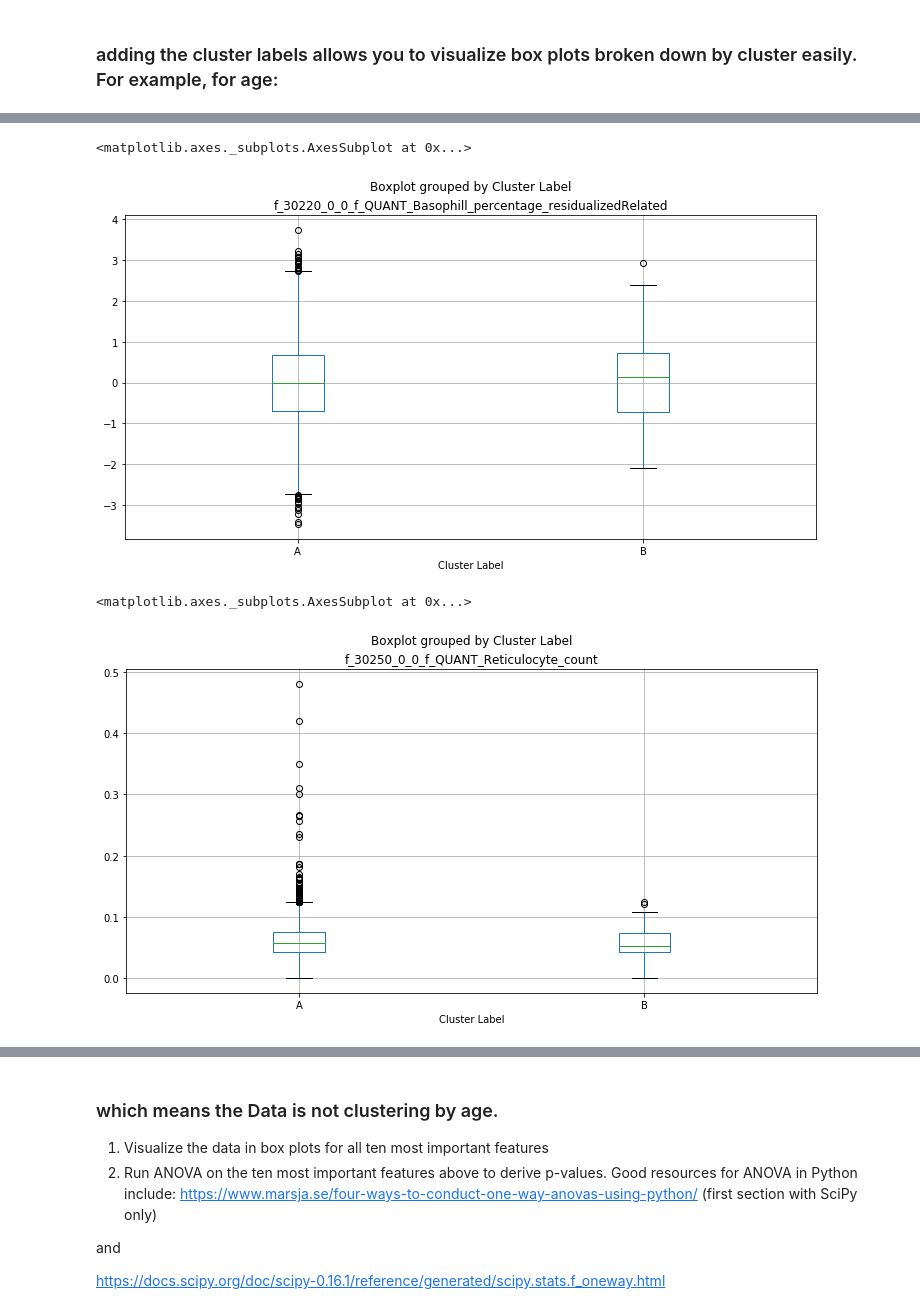
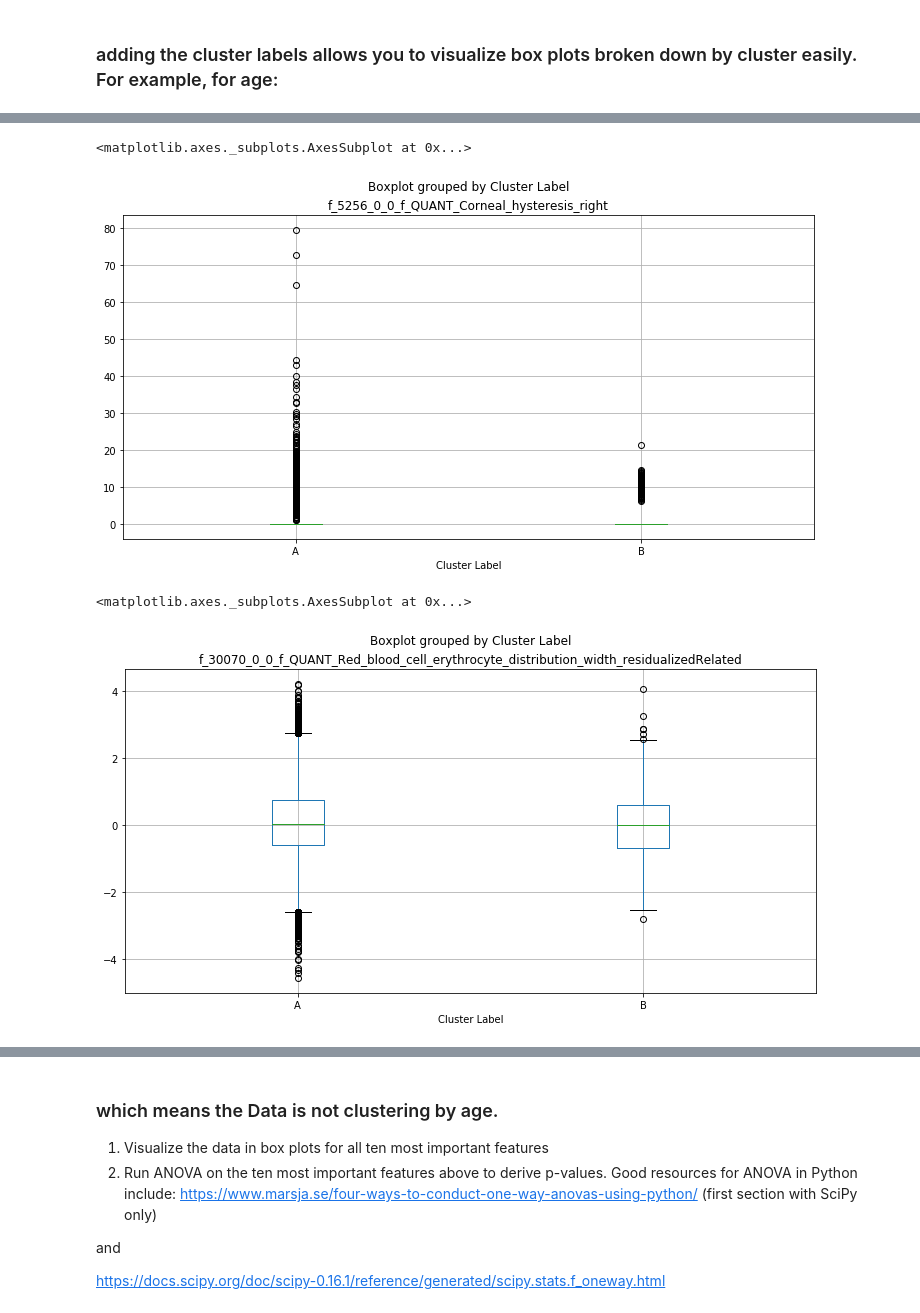
Before and after one commit to keerveer/ukbb_asthma, a Jupyter notebook: reduce_dimensions_and_cluster_asthma_patients.ipynb, the cells around one changed output, grey strips where cells are left out. Cells and saved outputs as stored; diff of their text form; code cells hidden in the pictures.

```diff
--- a/reduce_dimensions_and_cluster_asthma_patients.ipynb
+++ b/reduce_dimensions_and_cluster_asthma_patients.ipynb
@@ -38,0 +39,2 @@ asthma_df=pd.read_csv("ukbb_asthma_sample_5k_new.csv",sep='\t')
+# %%
+asthma_df=pd.read_csv("ukbb_asthma_full_filtered.csv",sep='\t')
@@ -40,7 +65,7 @@ asthma_df=pd.read_csv("ukbb_asthma_sample_5k_new.csv",sep='\t')
 # Select columns to filter on
 cols = [col for col in asthma_df.columns if 'HES_p' not in col and 'PC' not in col]
 # %%
-asthma_df=asthma_df[cols].drop('Unnamed: 0',axis=1)
+#asthma_df=asthma_df[cols].drop('Unnamed: 0',axis=1)
 # %%
 #select only 'QUANTITY' fields
 asthma_df_quant=asthma_df.loc[:, asthma_df.columns.str.contains('QUANT|age|BMI')].fillna(0.0)
@@ -423,11 +448,11 @@ asthma_df_quant.boxplot(asthma_df_quant.columns[554],by='Cluster Label')
 # %%
-asthma_df_quant.boxplot(asthma_df_quant.columns[544],by='Cluster Label')
+asthma_df_quant.boxplot(asthma_df_quant.columns[56],by='Cluster Label')
 # %% [output]
 <matplotlib.axes._subplots.AxesSubplot at 0x...>
-[figure, old version]
+[figure, new version]
 # %%
-asthma_df_quant.boxplot(asthma_df_quant.columns[214],by='Cluster Label')
+asthma_df_quant.boxplot(asthma_df_quant.columns[603],by='Cluster Label')
 # %% [output]
 <matplotlib.axes._subplots.AxesSubplot at 0x...>
-[figure, old version]
+[figure, new version]
 # %%
```
Also changed, not shown: parts of 131 cells of this notebook, 3 other files.
